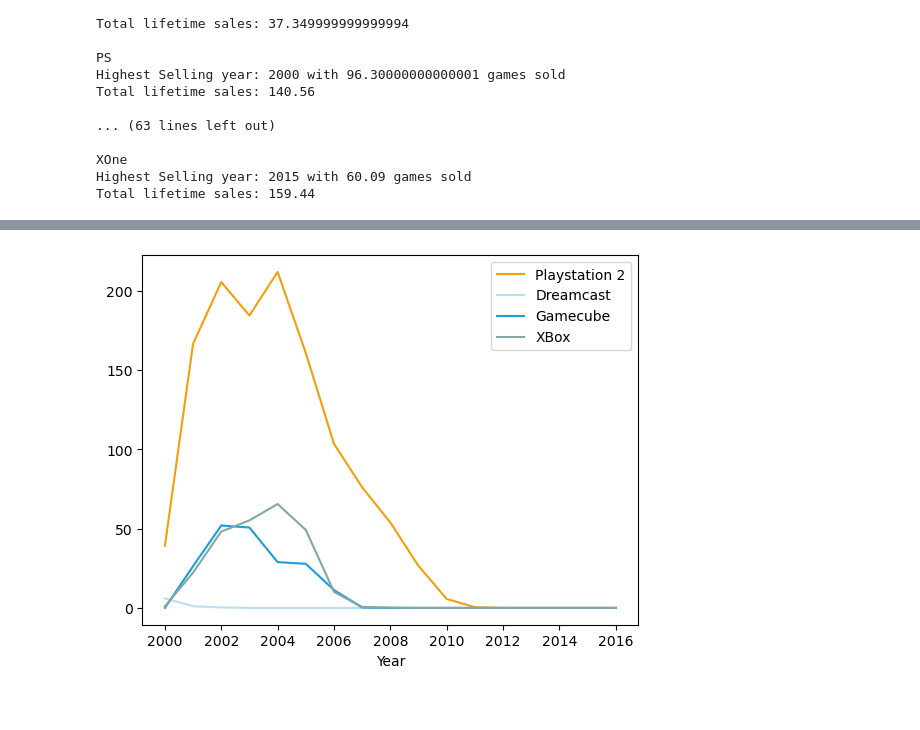
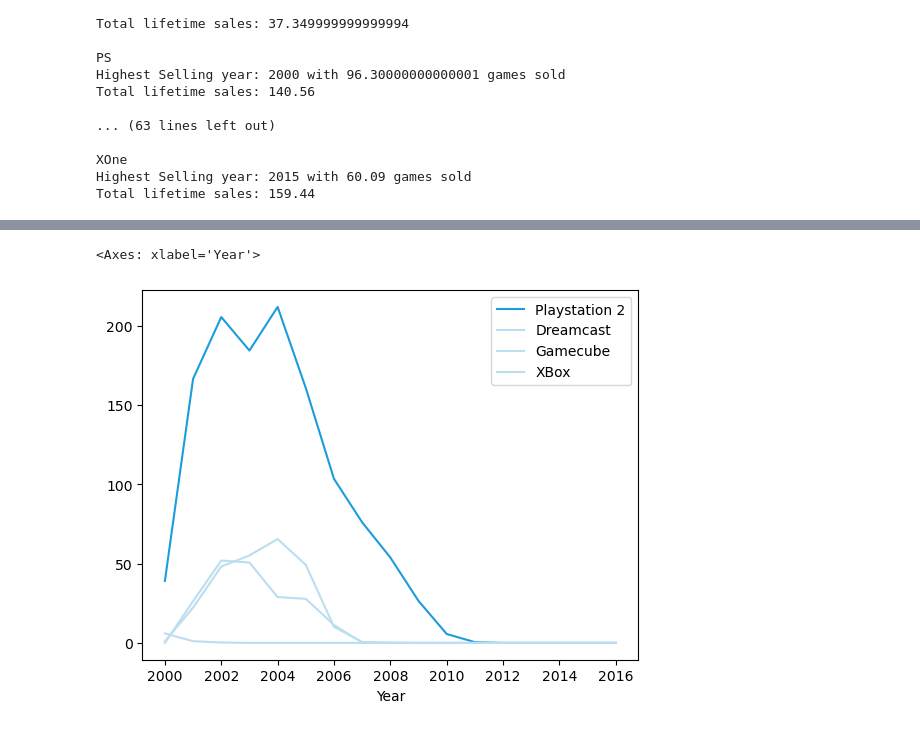
Before and after one commit to joey-october85/Project01_Team04, a Jupyter notebook: main.ipynb, the cells around one changed output, grey strips where cells are left out. Saved outputs shown, nothing was run; the diff lists cells and outputs as text; code cells hidden in the pictures.

```diff
--- a/main.ipynb
+++ b/main.ipynb
@@ -156,12 +186,9 @@ fig.show()
 # %%
 ##plot linechart for sixth gen devices
 gensix_df = data_df[['PS2', 'DC', 'GC','XB']].copy()
 gensix_df.columns = ['Playstation 2', 'Dreamcast', 'Gamecube', 'XBox']
-gensix_df.plot(color=['#F49F0A','#BBDEF0','#1C9CDC','#82A7A6'])
-
-#dataframe for sixth gen devices
-gensix_long_df = gensix_df.unstack().reset_index()
-gensix_long_df.columns=['Platform','Year','Sales']
+gensix_df.plot(color=['#1C9CDC','#BBDEF0','#BBDEF0','#BBDEF0'])
 # %% [output]
+<Axes: xlabel='Year'>
-[figure, old version]
+[figure, new version]
 # %%
```
Also changed, not shown: parts of 14 cells of this notebook.
